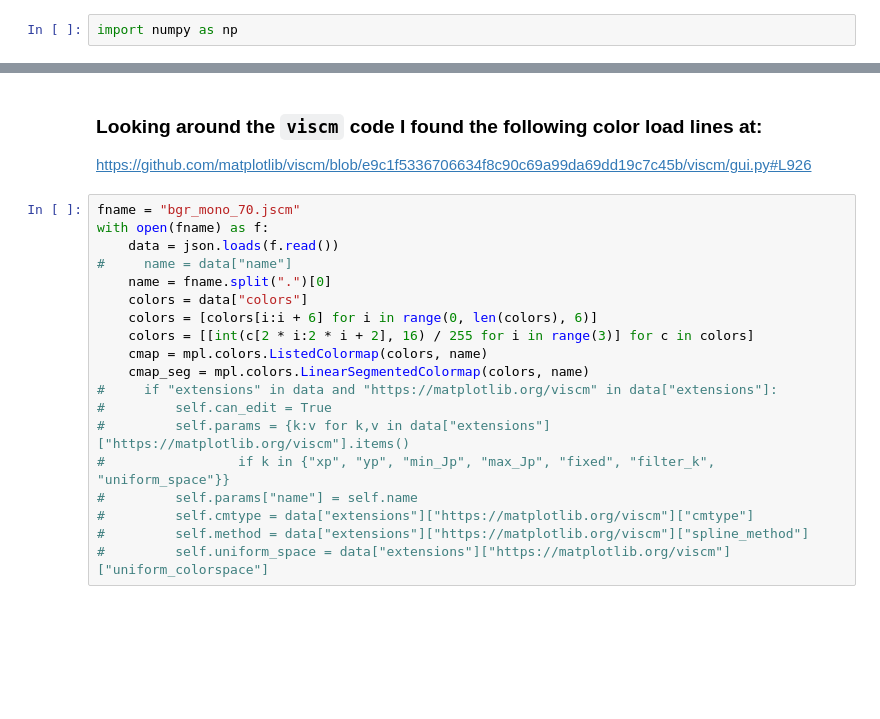
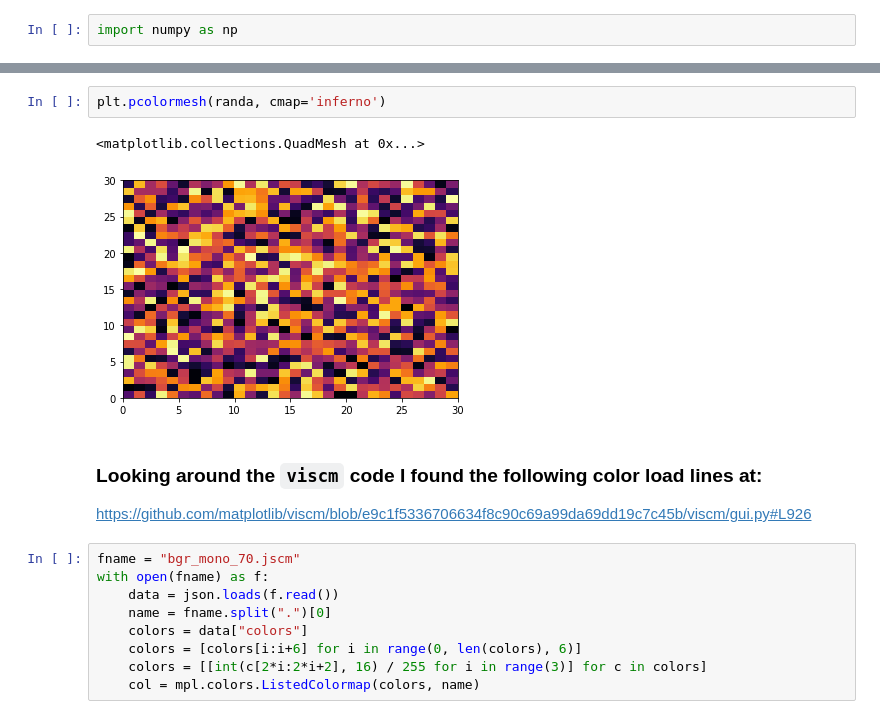
Before and after one commit to kaedonkers/colormaps, a Jupyter notebook: load_colormap.ipynb, the cells around one changed output, grey strips where cells are left out. Cells and saved outputs as stored; diff of their text form; blank space fills up the shorter version.

```diff
--- a/load_colormap.ipynb
+++ b/load_colormap.ipynb
@@ -45,3 +23,8 @@ plt.pcolormesh(data)
+# %%
+plt.pcolormesh(randa, cmap='inferno')
+# %% [output]
+<matplotlib.collections.QuadMesh at 0x...>
+[figure, added]
 # %% [markdown]
 ### Looking around the `viscm` code I found the following color load lines at:
 https://github.com/matplotlib/viscm/blob/e9c1f5336706634f8c90c69a99da69dd19c7c45b/viscm/gui.py#L926
@@ -49,18 +32,8 @@ https://github.com/matplotlib/viscm/blob/e9c1f5336706634f8c90c69a99da69dd19c7c45
 fname = "bgr_mono_70.jscm"
 with open(fname) as f:
     data = json.loads(f.read())
-#     name = data["name"]
     name = fname.split(".")[0]
     colors = data["colors"]
-    colors = [colors[i:i + 6] for i in range(0, len(colors), 6)]
-    colors = [[int(c[2 * i:2 * i + 2], 16) / 255 for i in range(3)] for c in colors]
-    cmap = mpl.colors.ListedColormap(colors, name)
-    cmap_seg = mpl.colors.LinearSegmentedColormap(colors, name)
-#     if "extensions" in data and "https://matplotlib.org/viscm" in data["extensions"]:
-#         self.can_edit = True
-#         self.params = {k:v for k,v in data["extensions"]["https://matplotlib.org/viscm"].items()
-#                 if k in {"xp", "yp", "min_Jp", "max_Jp", "fixed", "filter_k", "uniform_space"}}
-#         self.params["name"] = self.name
-#         self.cmtype = data["extensions"]["https://matplotlib.org/viscm"]["cmtype"]
-#         self.method = data["extensions"]["https://matplotlib.org/viscm"]["spline_method"]
-#         self.uniform_space = data["extensions"]["https://matplotlib.org/viscm"]["uniform_colorspace"]
+    colors = [colors[i:i+6] for i in range(0, len(colors), 6)]
+    colors = [[int(c[2*i:2*i+2], 16) / 255 for i in range(3)] for c in colors]
+    col = mpl.colors.ListedColormap(colors, name)
```
Also changed, not shown: parts of 11 cells of this notebook.
